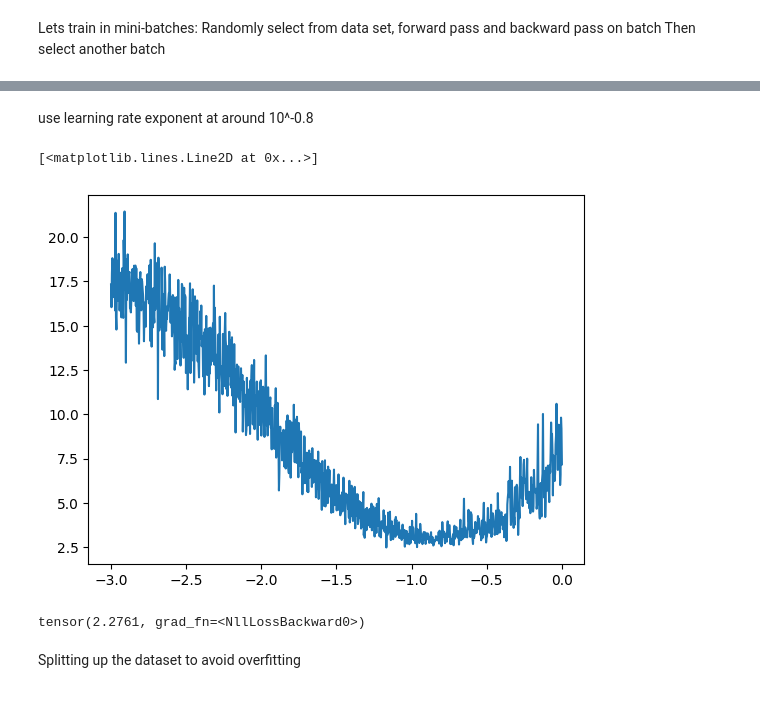
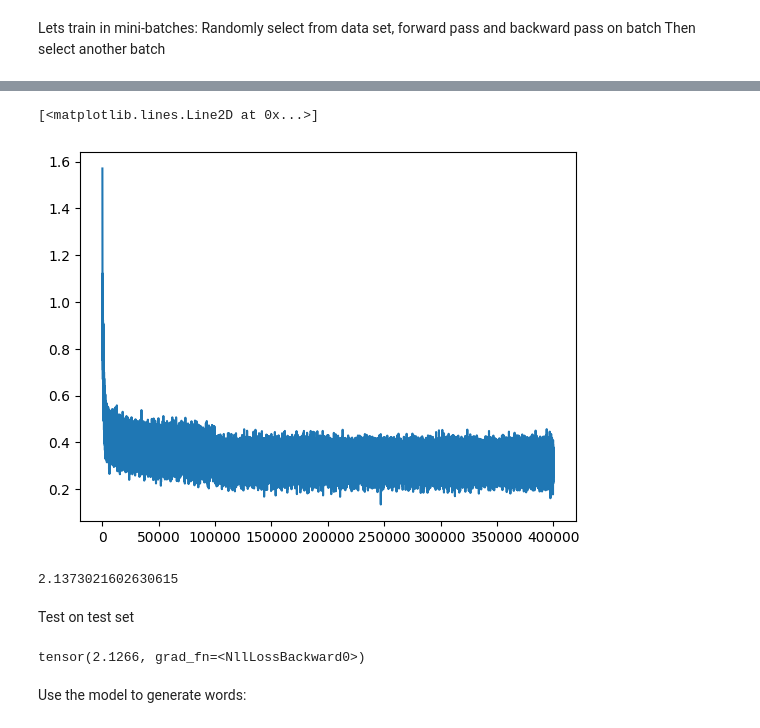
Before and after one commit to Benswe/Building-Micrograd, a Jupyter notebook: MLP_Makemore.ipynb, the cells around one changed output, grey strips where cells are left out. Cells and saved outputs as stored; diff of their text form; code cells hidden in the pictures.

```diff
--- a/MLP_Makemore.ipynb
+++ b/MLP_Makemore.ipynb
@@ -213,7 +90,5 @@ sum(p.nelement() for p in parameters)
 # %%
 # forward pass
-emb = C[X]
+emb = C[Xtr]
 print(emb.shape)
-h = torch.tanh(emb.view(-1, 6) @ W1 + b1) # (32, 100)
-logits = h @ W2 + b2 # (32, 27)
 # %% [output]
@@ -223,3 +95,0 @@ We should actually just use cross_entropy
-# %%
-loss = F.cross_entropy(logits, Y)
-loss
@@ -254,34 +103,34 @@ tensor([0.0010, 0.0010, 0.0010, 0.0010, 0.0010, 0.0010, 0.0010, 0.0010, 0.0011,
+# %%
+stepi = []
+lossi = []
 # %%
 for p in parameters:
   p.requires_grad = True
 
 # backward pass
-for i in range(10000):
+for i in range(400000):
   # minibatch construct:
-  ix = torch.randint(0, X.shape[0], (32, ))
+  ix = torch.randint(0, Xtr.shape[0], (64, ))
 
   # forward pass
-  emb = C[X[ix]] # embeddins will be (32, 3, 2)
-  h = torch.tanh(emb.view(-1, 6) @ W1 + b1) # (32, 100)
+  emb = C[Xtr[ix]] # embedding matrix will be (64, 3, 10)
+  h = torch.tanh(emb.view(emb.shape[0], -1) @ W1 + b1)
   logits = h @ W2 + b2 # (32, 27)
 
-  loss = F.cross_entropy(logits, Y[ix])
+  loss = F.cross_entropy(logits, Ytr[ix])
   for p in parameters:
     p.grad = None
   loss.backward()
-  lr = 10**-1.6
+  lr = 0.1 if i < 100000 else 0.01
   for p in parameters:
     p.data += -lr * p.grad
 
   # track stats
-  #lri.append(lre[i])
-  #lossi.append(loss.item())
-#print(loss.item())
+  lossi.append(loss.log10().item())
+  stepi.append(i)
-# %% [markdown]
-use learning rate exponent at around 10^-0.8
 # %%
-plt.plot(lri, lossi)
+plt.plot(stepi, lossi)
 # %% [output]
 [<matplotlib.lines.Line2D at 0x...>]
-[figure, old version]
+[figure, new version]
 # %%
@@ -293,6 +142,16 @@ loss = F.cross_entropy(logits, Y)
 # %%
-loss
+loss.item()
 # %% [output]
-tensor(2.2761, grad_fn=<NllLossBackward0>)
+2.1373021602630615
-# %% [markdown]
-Splitting up the dataset to avoid overfitting
+# %% [markdown]
+Test on test set
+# %%
+emb = C[Xtest]
+h = torch.tanh(emb.view(-1, 40) @ W1 + b1)
+logits = h @ W2 + b2
+loss = F.cross_entropy(logits, Ytest)
+loss
+# %% [output]
+tensor(2.1266, grad_fn=<NllLossBackward0>)
+# %% [markdown]
+Use the model to generate words:
```
Also changed, not shown: parts of 36 cells of this notebook.
